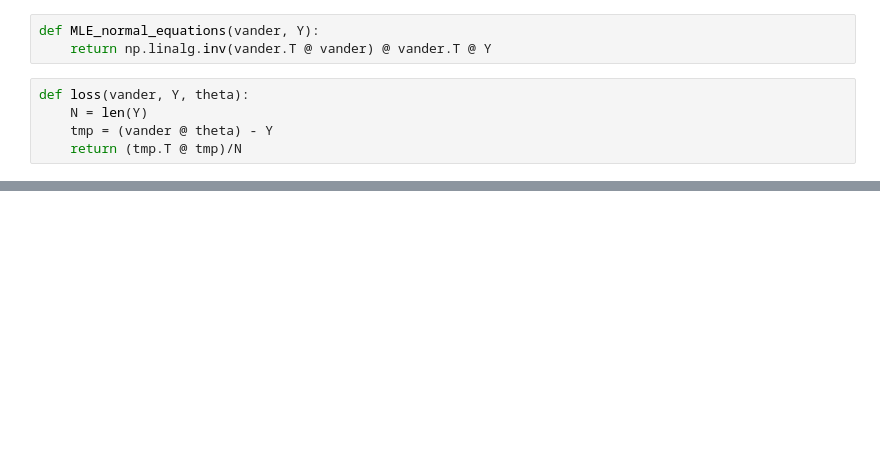
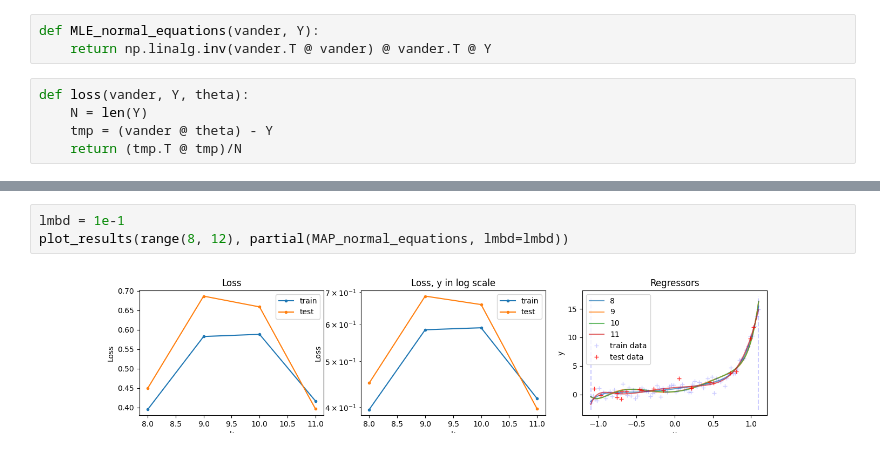
Before and after one commit to MarcelloCeresini/StatMatMethodsAI, a Jupyter notebook: src/Homework4.ipynb, the cells around one changed output, grey strips where cells are left out. Drawn from its saved outputs; the diff is of its cells as text; blank space fills up the shorter version.

```diff
--- a/src/Homework4.ipynb
+++ b/src/Homework4.ipynb
@@ -141,0 +135,5 @@ def create_new_data(N, a, b, train_split, K):
+# %%
+lmbd = 1e-1
+plot_results(range(8, 12), partial(MAP_normal_equations, lmbd=lmbd))
+# %% [output]
+[figure, added]
```
Also changed, not shown: parts of 25 cells of this notebook.
